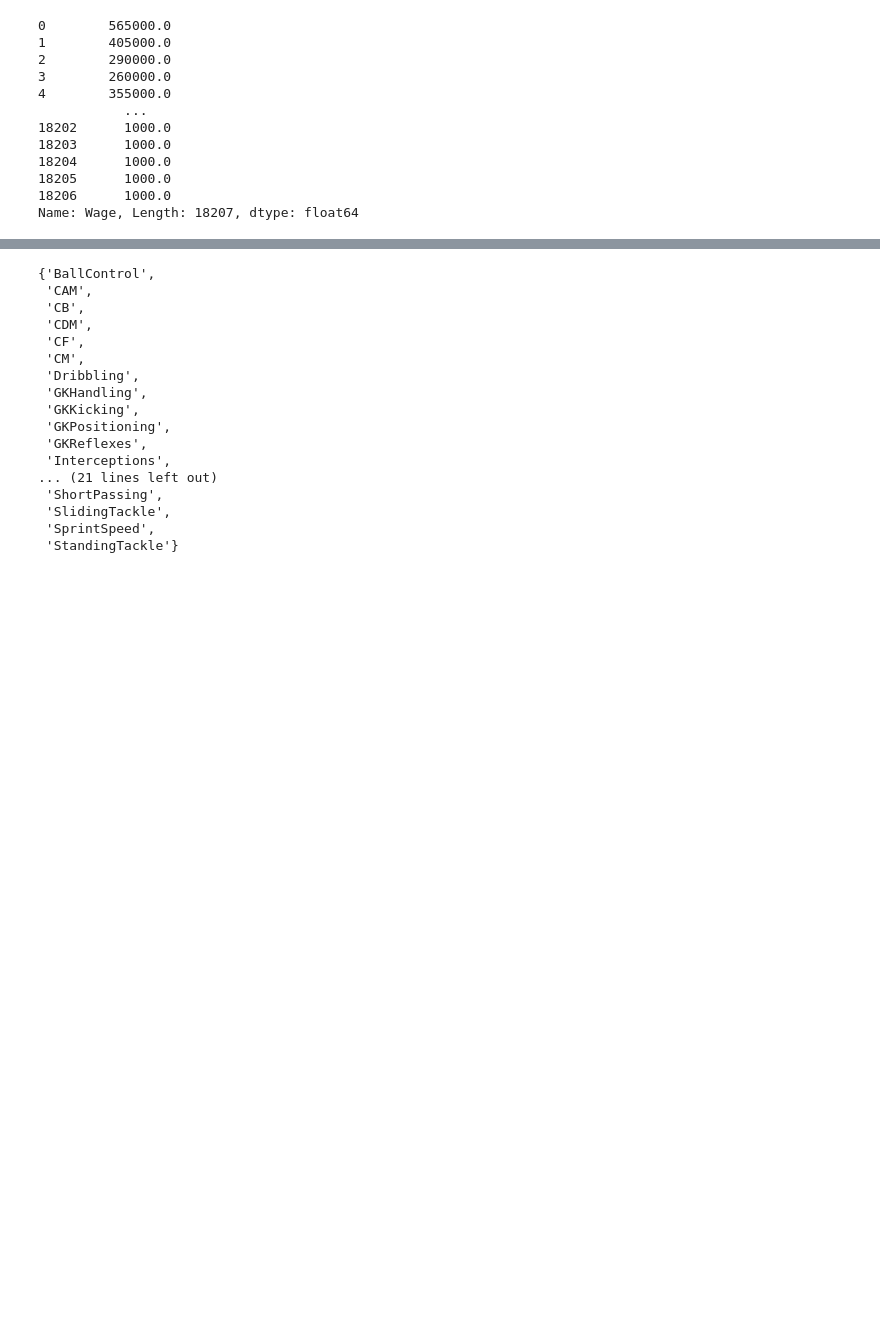
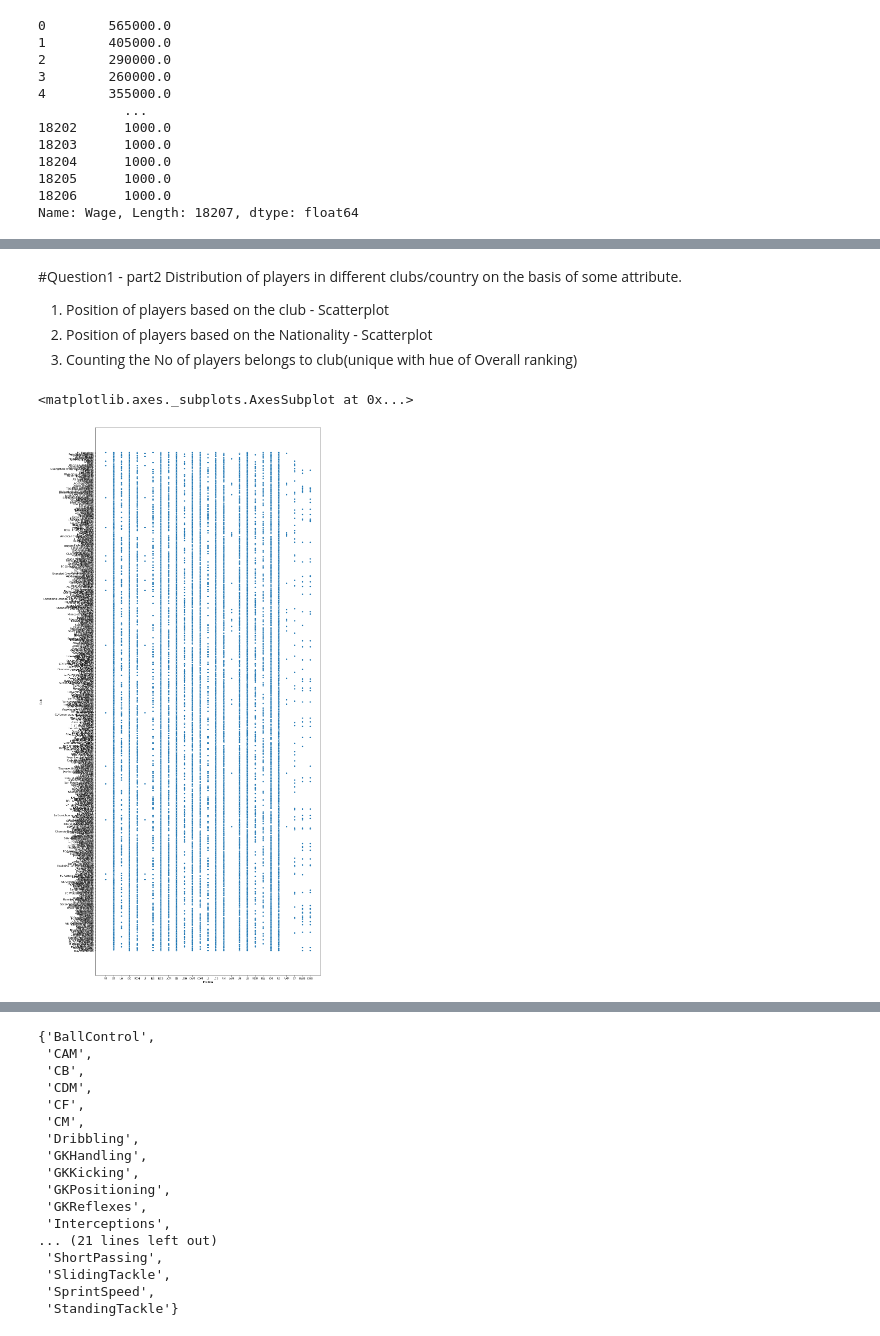
Before and after one commit to bachinaram/DataAnalytics1, a Jupyter notebook: DA1_assignment1q2.ipynb, the cells around one changed output, grey strips where cells are left out. Drawn from its saved outputs; the diff is of its cells as text; code cells hidden in the pictures; blank space fills up the shorter version.

```diff
--- a/DA1_assignment1q2.ipynb
+++ b/DA1_assignment1q2.ipynb
@@ -281,0 +322,13 @@ Name: Wage, Length: 18207, dtype: float64
+# %% [markdown]
+#Question1 - part2
+Distribution of players in different clubs/country on the basis of some attribute.
+
+1. Position of players based on the club - Scatterplot
+2. Position of players based on the Nationality - Scatterplot
+3. Counting the No of players belongs to club(unique with hue of Overall ranking)
+# %%
+dimension = plt.figure(figsize = (16,40))
+sns.scatterplot(x ='Position', y ='Club', data = df1)
+# %% [output]
+<matplotlib.axes._subplots.AxesSubplot at 0x...>
+[figure, added]
```
Also changed, not shown: parts of 10 cells of this notebook.
